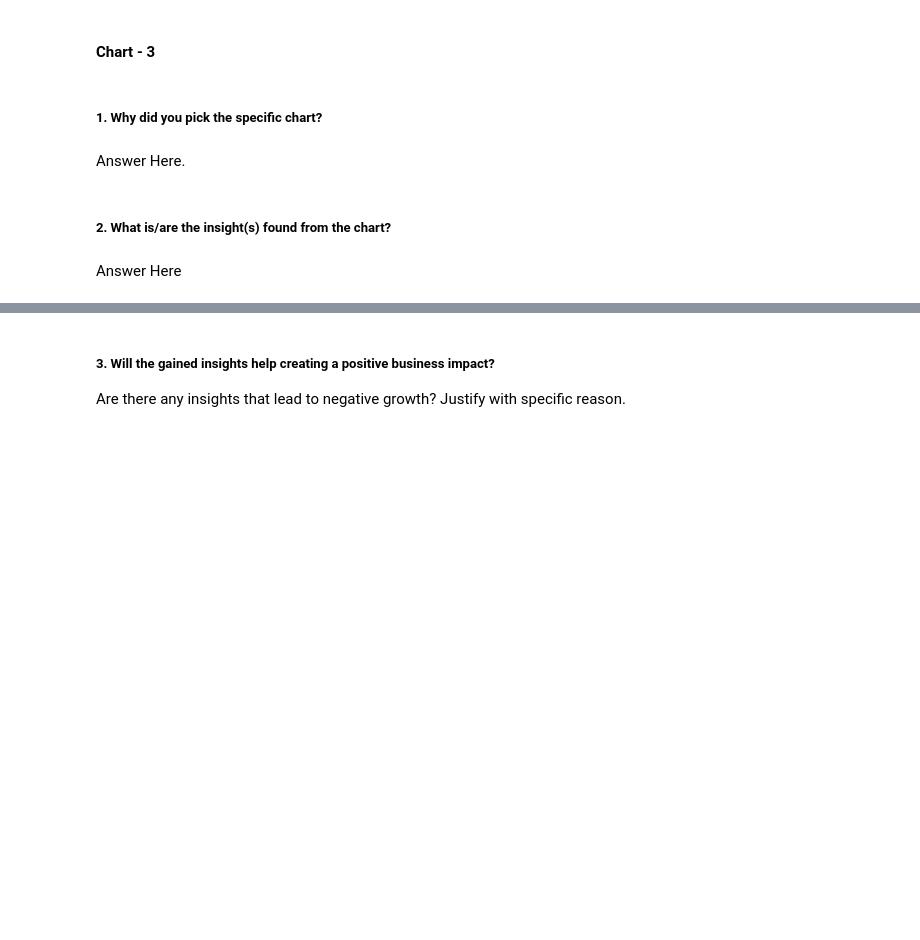
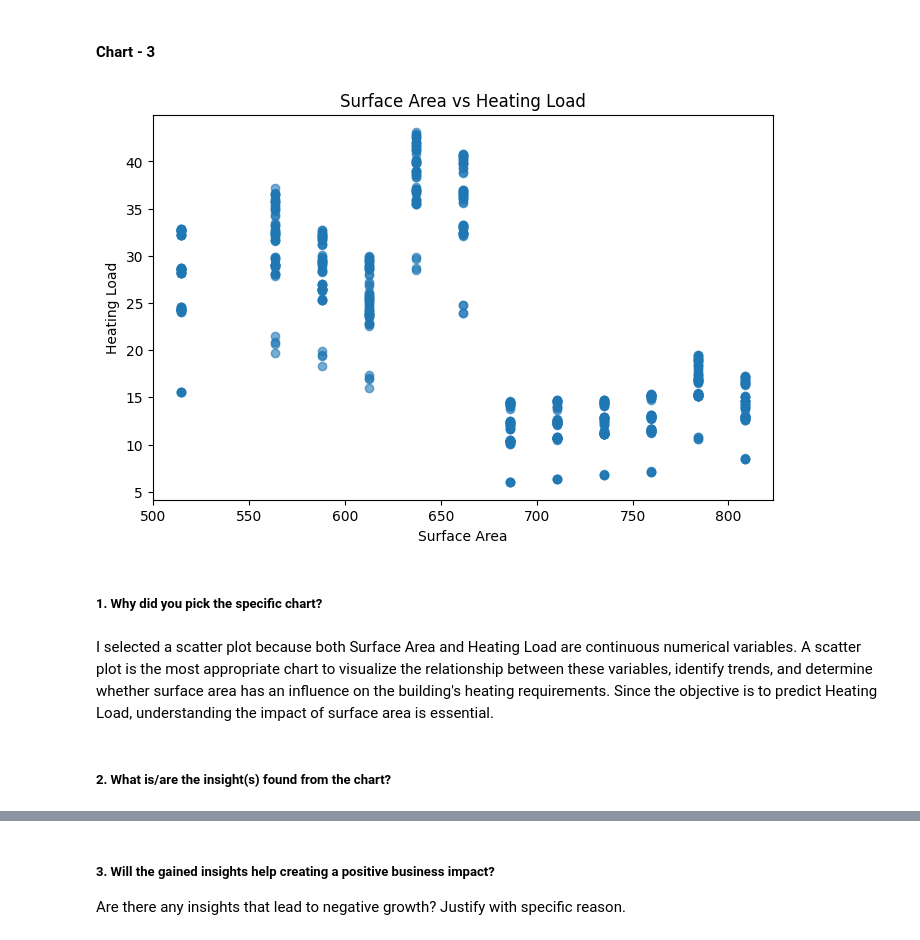
Before and after one commit to sanyam092006/ml_new, a Jupyter notebook: Copy_of_Sample_ML_Submission_Template_new.ipynb, the cells around one changed output, grey strips where cells are left out. Cells and saved outputs as stored; diff of their text form; code cells hidden in the pictures; blank space fills up the shorter version.

```diff
--- a/Copy_of_Sample_ML_Submission_Template_new.ipynb
+++ b/Copy_of_Sample_ML_Submission_Template_new.ipynb
@@ -224,8 +300,22 @@ Answer Here
+# %%
+# Chart - 3 visualization code
+plt.figure(figsize=(8,5))
+
+plt.scatter(df['Surface Area'],
+            df['Heating Load'],
+            alpha=0.6)
+
+plt.xlabel("Surface Area")
+plt.ylabel("Heating Load")
+
+plt.title("Surface Area vs Heating Load")
+
+plt.show()
+# %% [output]
+[figure, added]
 # %% [markdown]
 ##### 1. Why did you pick the specific chart?
-# %% [markdown]
-Answer Here.
+# %% [markdown]
+I selected a scatter plot because both Surface Area and Heating Load are continuous numerical variables. A scatter plot is the most appropriate chart to visualize the relationship between these variables, identify trends, and determine whether surface area has an influence on the building's heating requirements. Since the objective is to predict Heating Load, understanding the impact of surface area is essential.
 # %% [markdown]
 ##### 2. What is/are the insight(s) found from the chart?
-# %% [markdown]
-Answer Here
```
Also changed, not shown: parts of 60 cells of this notebook.
